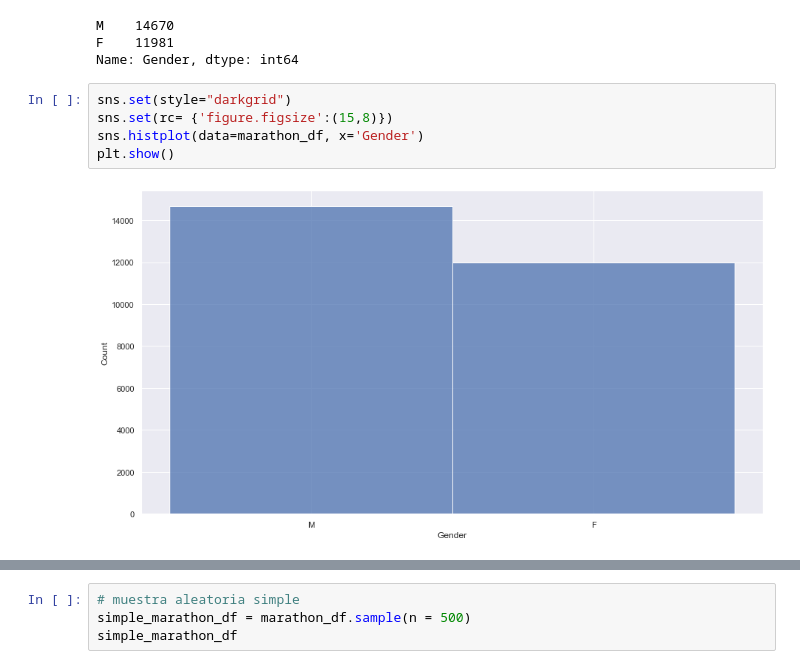
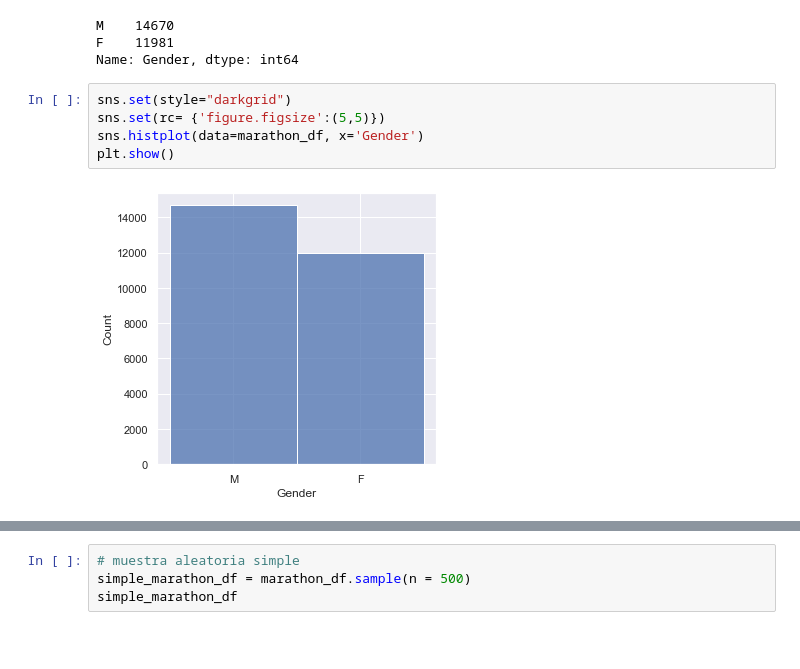
Before and after one commit to JordiZaragoza/Sampling, a Jupyter notebook: NEW S05 T01.ipynb, the cells around one changed output, grey strips where cells are left out. Drawn from its saved outputs; the diff is of its cells as text; blank space fills up the shorter version.

```diff
--- a/NEW S05 T01.ipynb
+++ b/NEW S05 T01.ipynb
@@ -59,8 +59,8 @@ F    11981
 Name: Gender, dtype: int64
 # %%
 sns.set(style="darkgrid")
-sns.set(rc= {'figure.figsize':(15,8)})
+sns.set(rc= {'figure.figsize':(5,5)})
 sns.histplot(data=marathon_df, x='Gender')
 plt.show()
 # %% [output]
-[figure, old version]
+[figure, new version]
```
Also changed, not shown: parts of 2 cells of this notebook.
